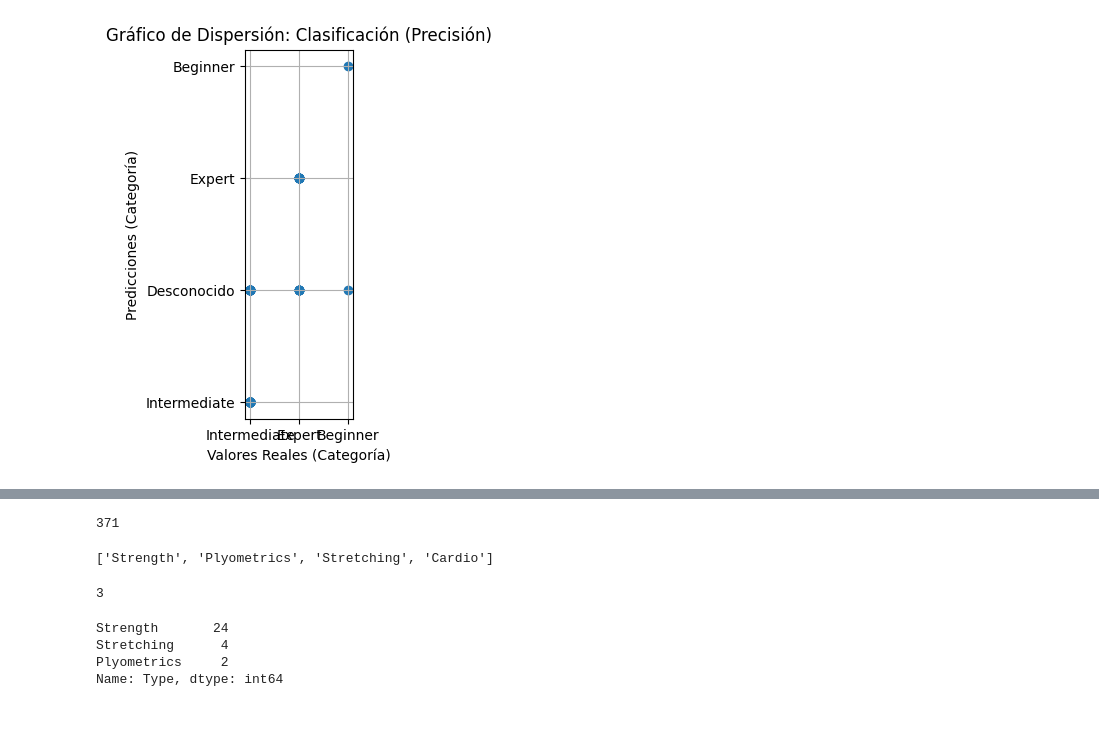
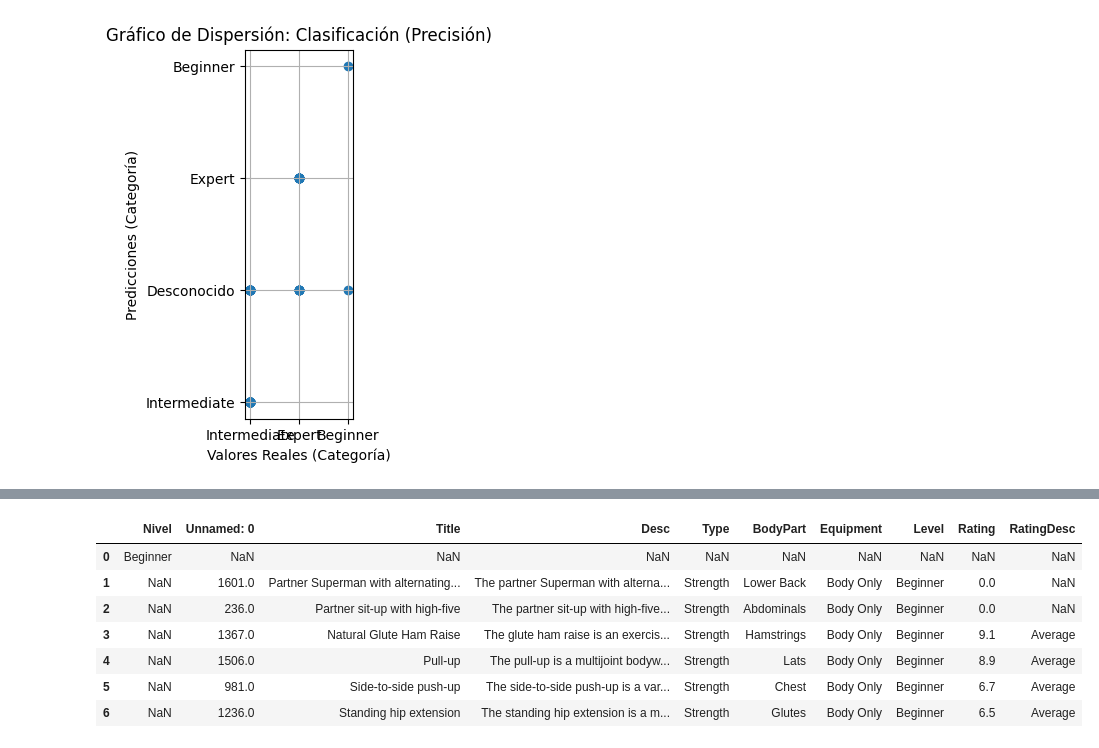
Before and after one commit to SilverFoxMedia-Tesis/IA_01, a Jupyter notebook: Algoritmo_de_Regresión_Polinomial.ipynb, the cells around one changed output, grey strips where cells are left out. Saved outputs shown, nothing was run; the diff lists cells and outputs as text; code cells hidden in the pictures; blank space fills up the shorter version.

```diff
--- a/Algoritmo_de_Regresión_Polinomial.ipynb
+++ b/Algoritmo_de_Regresión_Polinomial.ipynb
@@ -325,28 +213,0 @@ chart
-# %%
-numero_de_filas2 = table_intermediate.shape[0]
-numero_de_filas2
-# %% [output]
-371
-# %%
-lista_BodyPart = table_intermediate['Type'].tolist()
-u_BodyPart = []
-for bodyPart in lista_BodyPart:
-  if bodyPart not in u_BodyPart:
-    u_BodyPart.append(bodyPart)
-
-print(u_BodyPart)
-# %% [output]
-['Strength', 'Plyometrics', 'Stretching', 'Cardio']
-# %%
-numero_de_filas3 = table_expert.shape[0]
-numero_de_filas3
-# %% [output]
-3
-# %%
-conteo_por_tipo = table_beginner['Type'].value_counts()
-print(conteo_por_tipo)
-# %% [output]
-Strength       24
-Stretching      4
-Plyometrics     2
-Name: Type, dtype: int64
@@ -352,0 +275,11 @@ Name: Type, dtype: int64
+# %%
+predicciones_con_ejercicios
+# %% [output]
+|  | Nivel | Unnamed: 0 | Title | Desc | Type | BodyPart | Equipment | Level | Rating | RatingDesc |
+| 0 | Beginner | NaN | NaN | NaN | NaN | NaN | NaN | NaN | NaN | NaN |
+| 1 | NaN | 1601.0 | Partner Superman with alternating... | The partner Superman with alterna... | Strength | Lower Back | Body Only | Beginner | 0.0 | NaN |
+| 2 | NaN | 236.0 | Partner sit-up with high-five | The partner sit-up with high-five... | Strength | Abdominals | Body Only | Beginner | 0.0 | NaN |
+| 3 | NaN | 1367.0 | Natural Glute Ham Raise | The glute ham raise is an exercis... | Strength | Hamstrings | Body Only | Beginner | 9.1 | Average |
+| 4 | NaN | 1506.0 | Pull-up | The pull-up is a multijoint bodyw... | Strength | Lats | Body Only | Beginner | 8.9 | Average |
+| 5 | NaN | 981.0 | Side-to-side push-up | The side-to-side push-up is a var... | Strength | Chest | Body Only | Beginner | 6.7 | Average |
+| 6 | NaN | 1236.0 | Standing hip extension | The standing hip extension is a m... | Strength | Glutes | Body Only | Beginner | 6.5 | Average |
```
Also changed, not shown: parts of 11 cells of this notebook.
